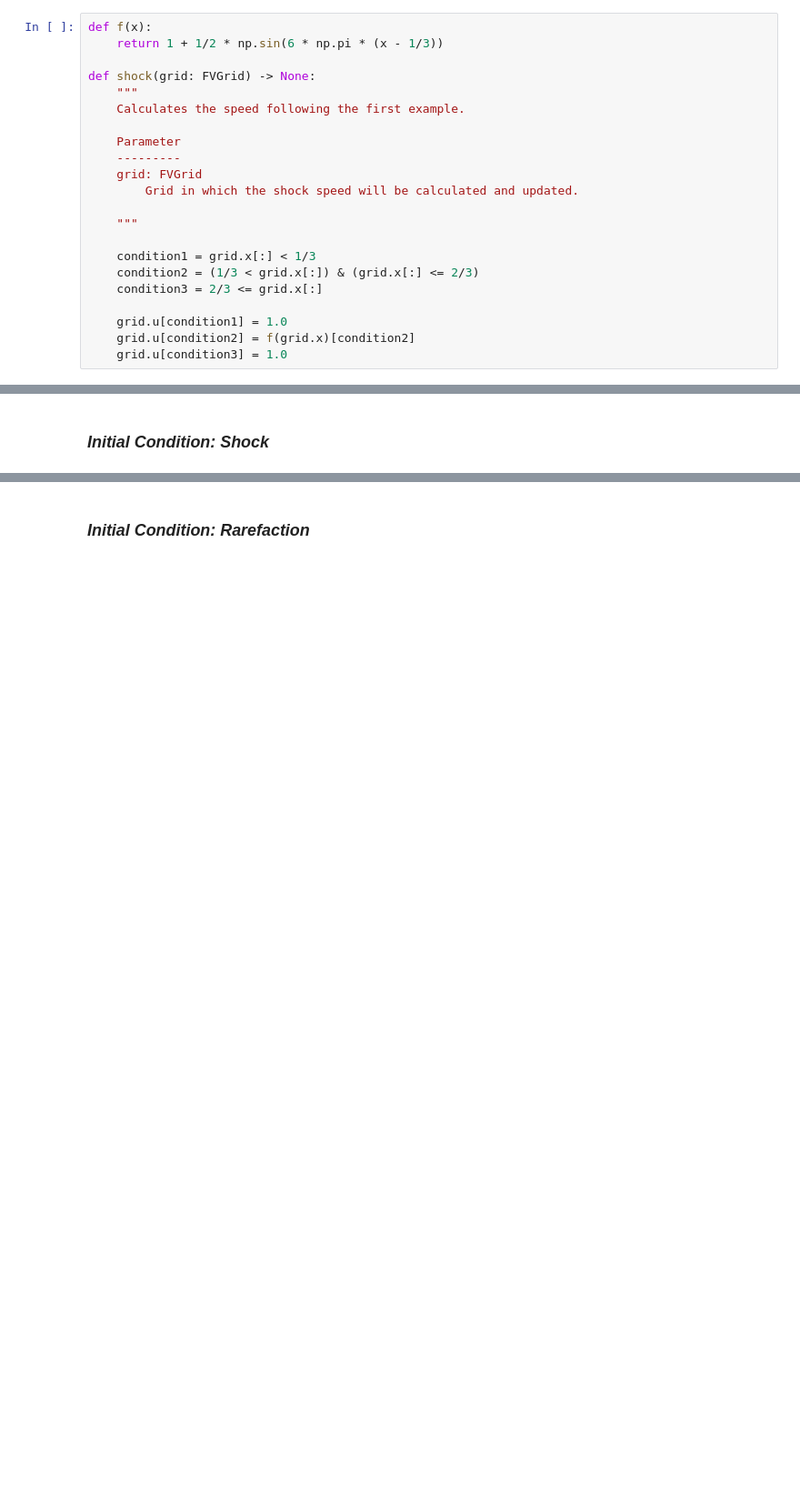
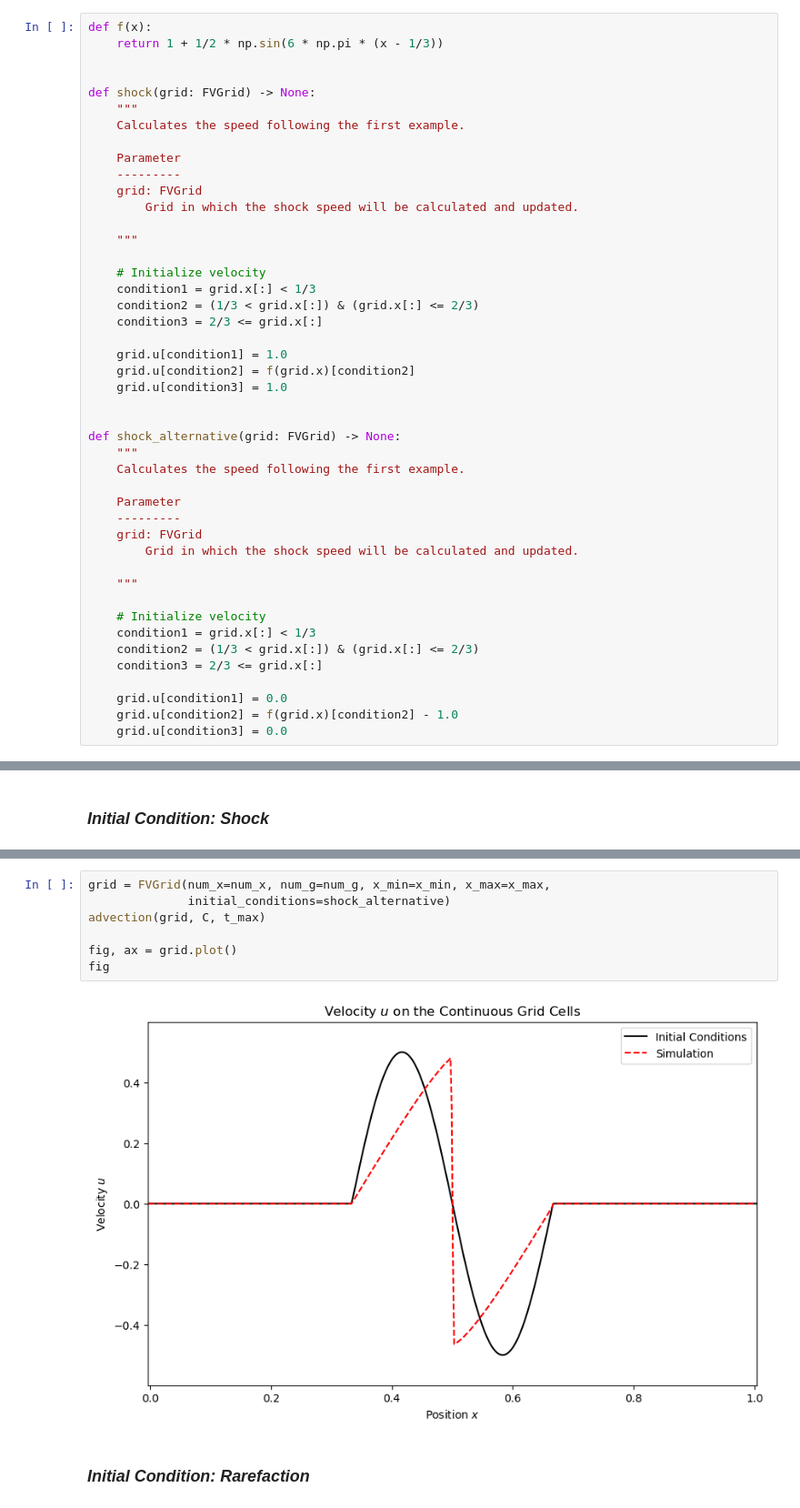
Before and after one commit to nraymundipinheiro/hydrodymanics-solver, a Jupyter notebook: hll.ipynb, the cells around one changed output, grey strips where cells are left out. Shown: that part at 91% size. Cells and saved outputs as stored; diff of their text form; blank space fills up the shorter version.

```diff
--- a/hll.ipynb
+++ b/hll.ipynb
@@ -197,6 +205,7 @@ class FVGrid:
 # %%
 def f(x):
     return 1 + 1/2 * np.sin(6 * np.pi * (x - 1/3))
+
 
 def shock(grid: FVGrid) -> None:
     """
@@ -209,6 +218,7 @@ def shock(grid: FVGrid) -> None:
 
     """
 
+    # Initialize velocity
     condition1 = grid.x[:] < 1/3
     condition2 = (1/3 < grid.x[:]) & (grid.x[:] <= 2/3)
     condition3 = 2/3 <= grid.x[:]
@@ -216,5 +226,26 @@ def shock(grid: FVGrid) -> None:
     grid.u[condition1] = 1.0
     grid.u[condition2] = f(grid.x)[condition2]
     grid.u[condition3] = 1.0
+
+
+def shock_alternative(grid: FVGrid) -> None:
+    """
+    Calculates the speed following the first example.
+
+    Parameter
+    ---------
+    grid: FVGrid
+        Grid in which the shock speed will be calculated and updated.
+
+    """
+
+    # Initialize velocity
+    condition1 = grid.x[:] < 1/3
+    condition2 = (1/3 < grid.x[:]) & (grid.x[:] <= 2/3)
+    condition3 = 2/3 <= grid.x[:]
+
+    grid.u[condition1] = 0.0
+    grid.u[condition2] = f(grid.x)[condition2] - 1.0
+    grid.u[condition3] = 0.0
 # %% [markdown]
 <h3><i>Rarefaction</i></h3>
@@ -467,3 +565,12 @@ fig
+# %%
+grid = FVGrid(num_x=num_x, num_g=num_g, x_min=x_min, x_max=x_max,
+              initial_conditions=shock_alternative)
+advection(grid, C, t_max)
+
+fig, ax = grid.plot()
+fig
+# %% [output]
+[figure, added]
 # %% [markdown]
 <h3><i>Initial Condition: Rarefaction</i></h3>
 # %%
```
Also changed, not shown: parts of 16 cells of this notebook.
